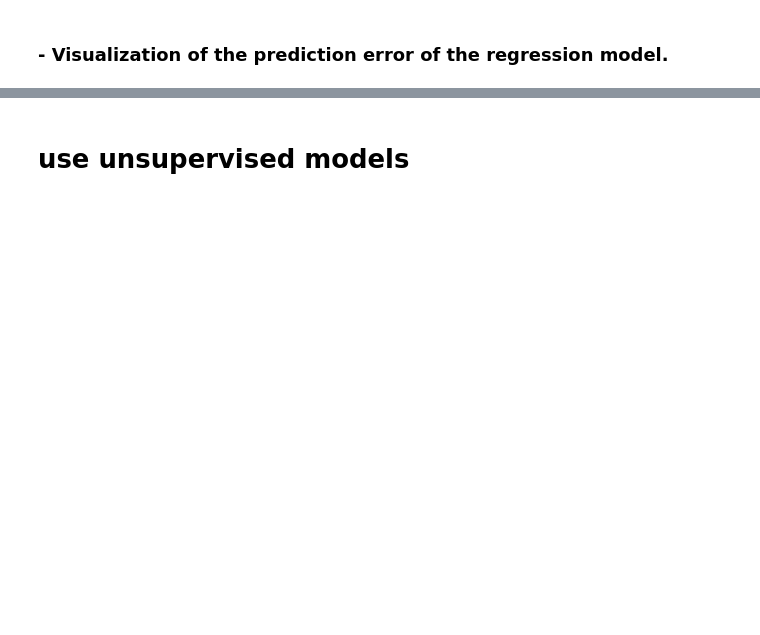
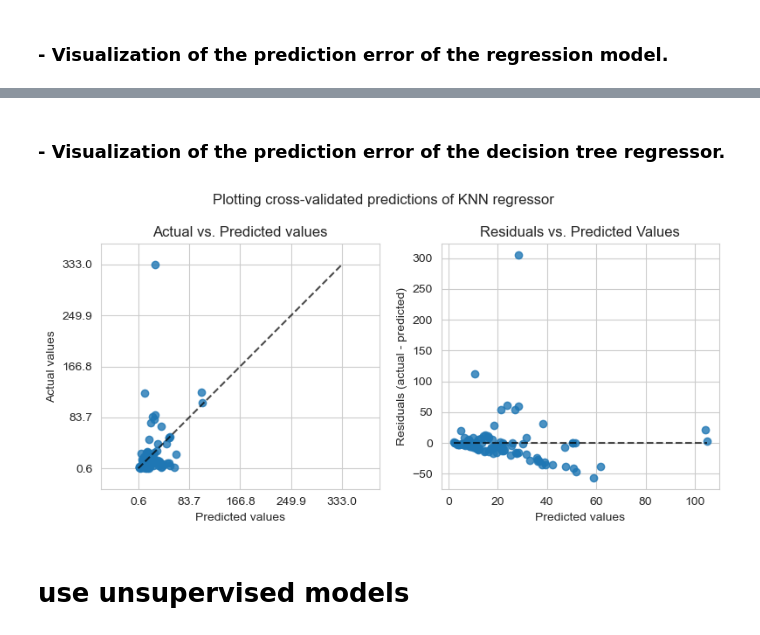
Before and after one commit to supercarryleoliao/EODP-Project-2, a Jupyter notebook: movie_analysis(2).ipynb, the cells around one changed output, grey strips where cells are left out. Saved outputs shown, nothing was run; the diff lists cells and outputs as text; code cells hidden in the pictures; blank space fills up the shorter version.

```diff
--- a/movie_analysis(2).ipynb
+++ b/movie_analysis(2).ipynb
@@ -482,3 +556,32 @@ plt.show()
+# %% [markdown]
+###  - Visualization of the prediction error of the decision tree regressor.
+# %%
+y_pred = knn_grid.predict(X_test)
+fig, axs = plt.subplots(ncols=2, figsize=(8, 4))
+PredictionErrorDisplay.from_predictions(
+    y_test,
+    y_pred=y_pred,
+    kind="actual_vs_predicted",
+    subsample=100,
+    ax=axs[0],
+    random_state=0,
+)
+axs[0].set_title("Actual vs. Predicted values")
+PredictionErrorDisplay.from_predictions(
+    y_test,
+    y_pred=y_pred,
+    kind="residual_vs_predicted",
+    subsample=100,
+    ax=axs[1],
+    random_state=0,
+)
+axs[1].set_title("Residuals vs. Predicted Values")
+fig.suptitle("Plotting cross-validated predictions of KNN regressor")
+plt.tight_layout()
+plt.savefig("KNN_performance.png")
+plt.show()
+# %% [output]
+[figure, added]
 # %% [markdown]
 # use unsupervised models
 # %%
```
Also changed, not shown: parts of 15 cells of this notebook, 4 other files.
